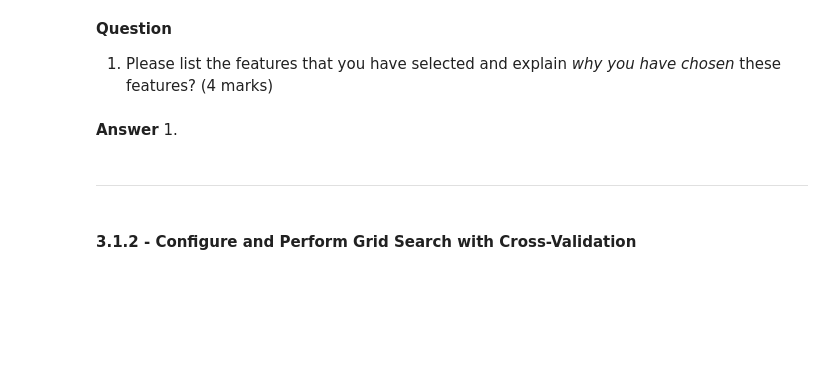
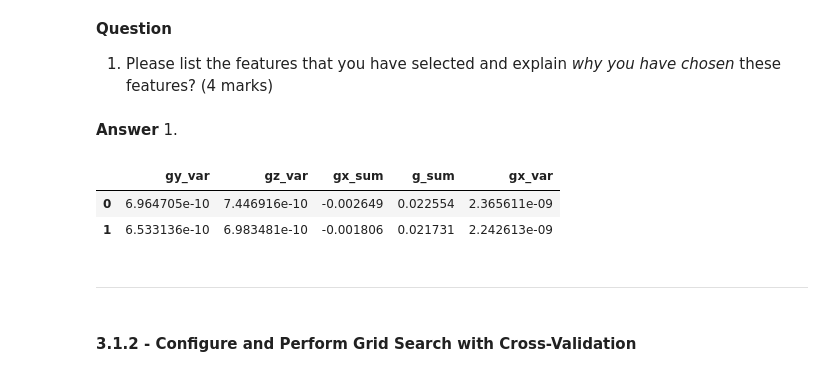
Before and after one commit to azizaahsan1/engg680_2024_fall, a Jupyter notebook: Lab_Assignment4/Assignment 4.ipynb, the cells around one changed output. Saved outputs shown, nothing was run; the diff lists cells and outputs as text; code cells hidden in the pictures; blank space fills up the shorter version.

```diff
--- a/Lab_Assignment4/Assignment 4.ipynb
+++ b/Lab_Assignment4/Assignment 4.ipynb
@@ -703,7 +713,11 @@ ___
 1.
 # %%
 # TODO - Load group selected features from cv_set to X
-# X =
+X = cv_set[['gy_var', 'gz_var', 'gx_sum', 'g_sum', 'gx_var']]
 X.head(2)
+# %% [output]
+|  | gy_var | gz_var | gx_sum | g_sum | gx_var |
+| 0 | 6.964705e-10 | 7.446916e-10 | -0.002649 | 0.022554 | 2.365611e-09 |
+| 1 | 6.533136e-10 | 6.983481e-10 | -0.001806 | 0.021731 | 2.242613e-09 |
 # %%
 # TODO - Load motion_state column (target vector) into y
```
Also changed, not shown: parts of 16 cells of this notebook.
